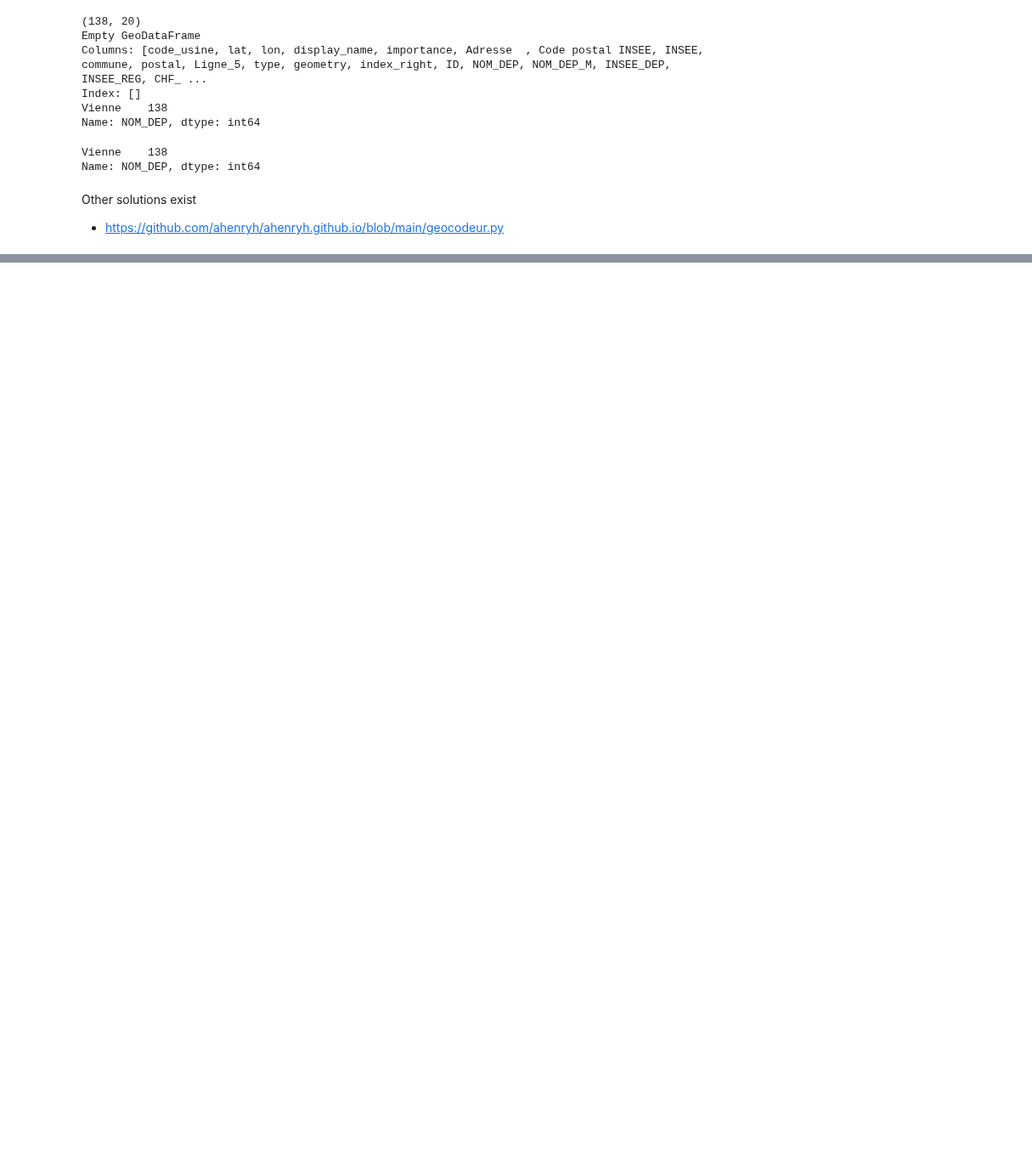
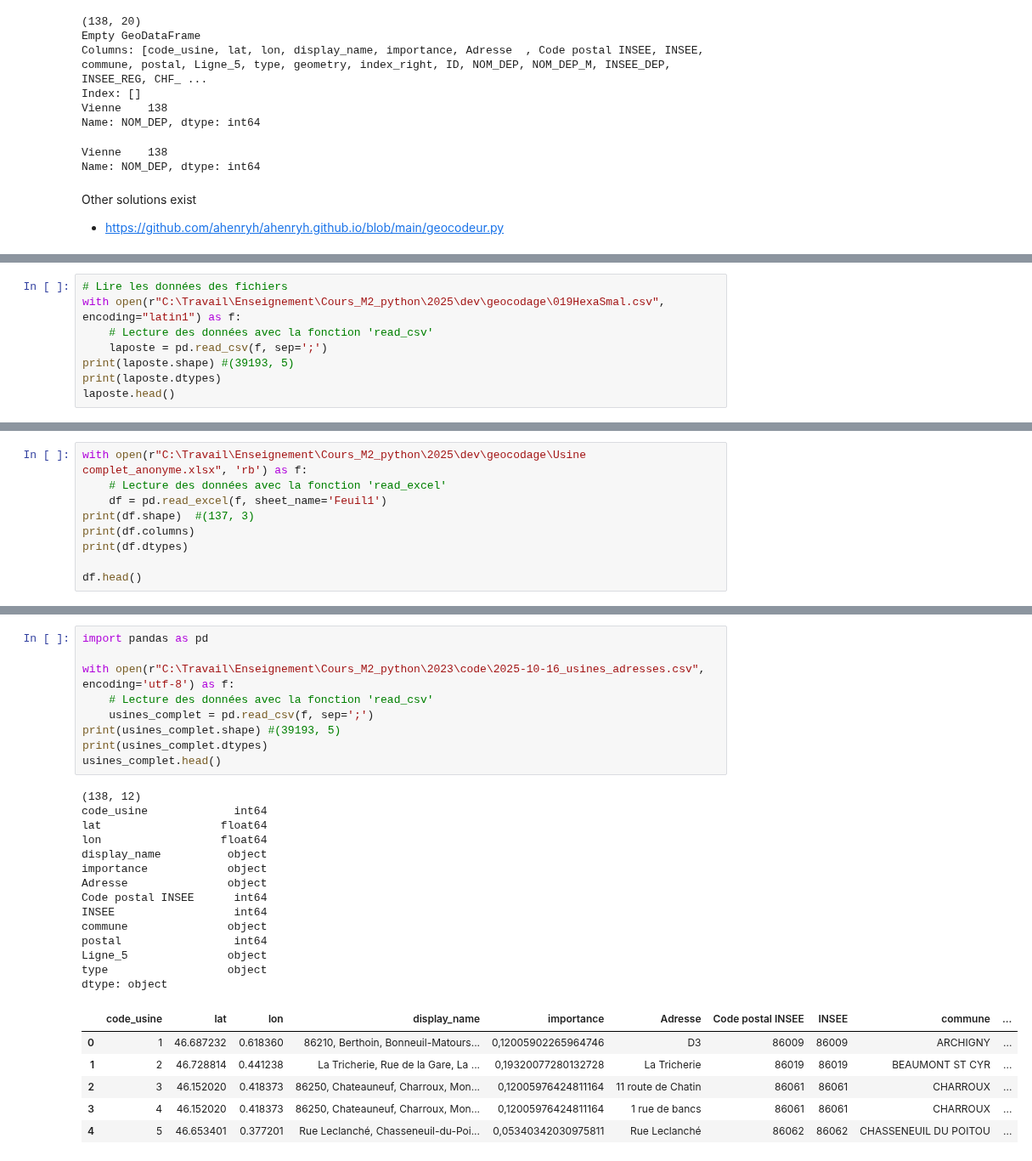
Before and after one commit to cplumejeaud/M2_python, a Jupyter notebook: notebooks/10_geocoding.ipynb, the cells around one changed output, grey strips where cells are left out. Shown at 85% size. Drawn from its saved outputs; the diff is of its cells as text; blank space fills up the shorter version.

```diff
--- a/notebooks/10_geocoding.ipynb
+++ b/notebooks/10_geocoding.ipynb
@@ -743,0 +770,8 @@ Other solutions exist
+# %%
+# Lire les données des fichiers
+with open(r"C:\Travail\Enseignement\Cours_M2_python\2025\dev\geocodage\019HexaSmal.csv", encoding="latin1") as f:
+    # Lecture des données avec la fonction 'read_csv'
+    laposte = pd.read_csv(f, sep=';')
+print(laposte.shape) #(39193, 5)
+print(laposte.dtypes)
+laposte.head()
@@ -743,0 +803,9 @@ Other solutions exist
+# %%
+with open(r"C:\Travail\Enseignement\Cours_M2_python\2025\dev\geocodage\Usine complet_anonyme.xlsx", 'rb') as f:
+    # Lecture des données avec la fonction 'read_excel'
+    df = pd.read_excel(f, sheet_name='Feuil1')
+print(df.shape)  #(137, 3)
+print(df.columns)
+print(df.dtypes)
+
+df.head()
@@ -743,0 +982,30 @@ Other solutions exist
+# %%
+import pandas as pd
+
+with open(r"C:\Travail\Enseignement\Cours_M2_python\2023\code\2025-10-16_usines_adresses.csv", encoding='utf-8') as f:
+    # Lecture des données avec la fonction 'read_csv'
+    usines_complet = pd.read_csv(f, sep=';')
+print(usines_complet.shape) #(39193, 5)
+print(usines_complet.dtypes)
+usines_complet.head()
+# %% [output]
+(138, 12)
+code_usine             int64
+lat                  float64
+lon                  float64
+display_name          object
+importance            object
+Adresse               object
+Code postal INSEE      int64
+INSEE                  int64
+commune               object
+postal                 int64
+Ligne_5               object
+type                  object
+dtype: object
+|  | code_usine | lat | lon | display_name | importance | Adresse | Code postal INSEE | INSEE | commune | ... |
+| 0 | 1 | 46.687232 | 0.618360 | 86210, Berthoin, Bonneuil-Matours... | 0,12005902265964746 | D3 | 86009 | 86009 | ARCHIGNY | ... |
+| 1 | 2 | 46.728814 | 0.441238 | La Tricherie, Rue de la Gare, La ... | 0,19320077280132728 | La Tricherie | 86019 | 86019 | BEAUMONT ST CYR | ... |
+| 2 | 3 | 46.152020 | 0.418373 | 86250, Chateauneuf, Charroux, Mon... | 0,12005976424811164 | 11 route de Chatin | 86061 | 86061 | CHARROUX | ... |
+| 3 | 4 | 46.152020 | 0.418373 | 86250, Chateauneuf, Charroux, Mon... | 0,12005976424811164 | 1 rue de bancs | 86061 | 86061 | CHARROUX | ... |
+| 4 | 5 | 46.653401 | 0.377201 | Rue Leclanché, Chasseneuil-du-Poi... | 0,05340342030975811 | Rue Leclanché | 86062 | 86062 | CHASSENEUIL DU POITOU | ... |
```
Also changed, not shown: parts of 42 cells of this notebook.
